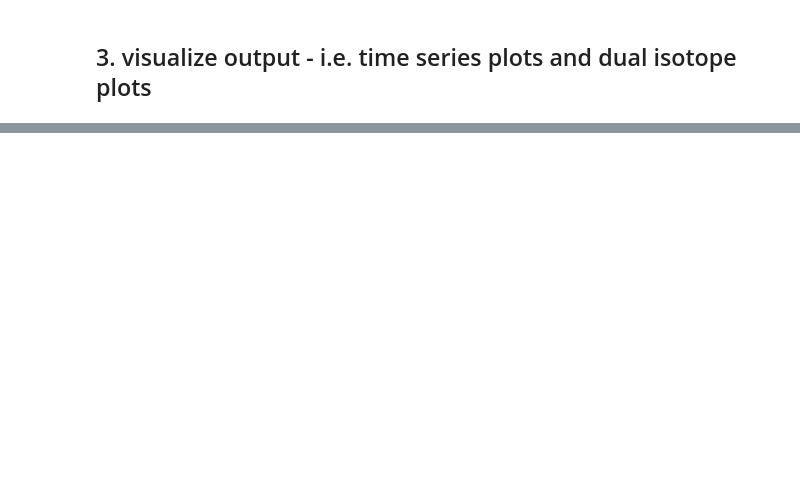
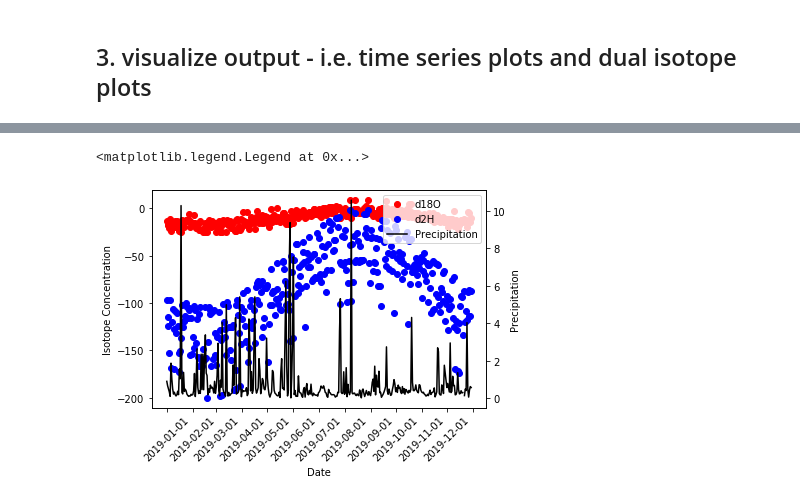
Before and after one commit to cfinkenbiner/Temporal_Downscaling_NEON_Pisotopes, a Jupyter notebook: Code_Main.ipynb, the cells around one changed output, grey strips where cells are left out. Drawn from its saved outputs; the diff is of its cells as text; code cells hidden in the pictures; blank space fills up the shorter version.

```diff
--- a/Code_Main.ipynb
+++ b/Code_Main.ipynb
@@ -273,0 +299,22 @@ ValueError: x and y must have length at least 2.
+# %%
+# creating an isotope and precipitation vs time plot
+
+fig, ax1 = plt.subplots()
+ax2 = ax1.twinx()
+
+ax1.plot(t, d18O, 'o', color='red', label='d18O')
+ax1.plot(t, d2H, 'o', color='blue', label='d2H')
+ax2.plot(t, P, color='black', label='Precipitation')
+
+ax1.set_xlabel('Date')
+plt.xticks([0,31,59,90,120,151,181,212,243,273,304,334,365])
+plt.setp(ax1.get_xticklabels(), rotation=45)
+ax1.set_ylabel('Isotope Concentration')
+ax2.set_ylabel('Precipitation')
+
+lines, labels = ax1.get_legend_handles_labels()
+lines2, labels2 = ax2.get_legend_handles_labels()
+ax2.legend(lines + lines2, labels + labels2, loc=0)
+# %% [output]
+<matplotlib.legend.Legend at 0x...>
+[figure, added]
```
Also changed, not shown: parts of 5 cells of this notebook, 2 other files.
